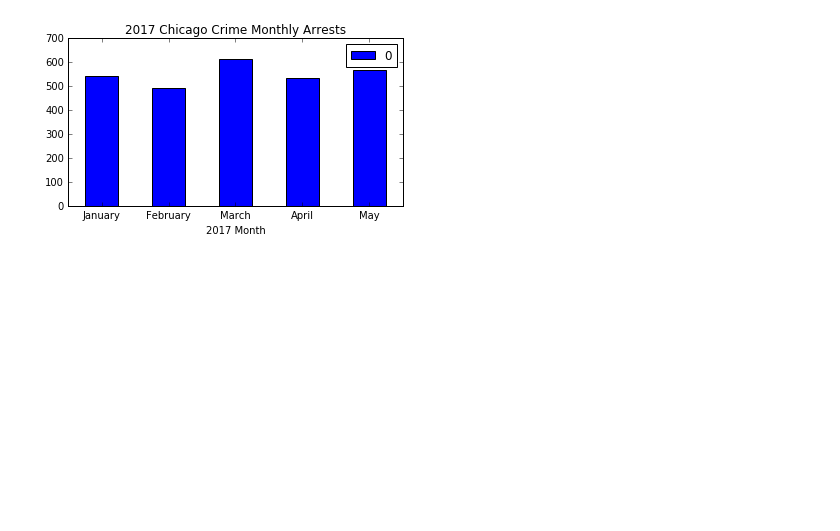
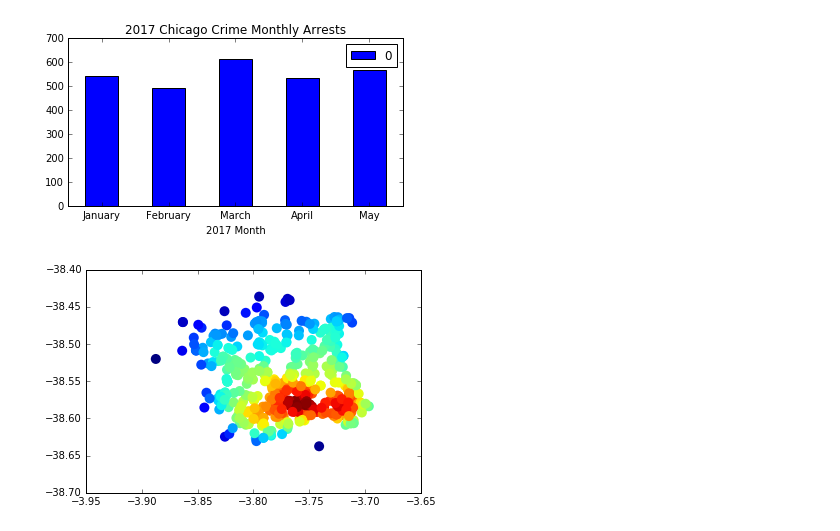
Before and after one commit to netodeolino/TCC, a Jupyter notebook: TCC 02/Testes de Análises/Análise Gráfica.ipynb, the cells around one changed output. Cells and saved outputs as stored; diff of their text form; code cells hidden in the pictures; blank space fills up the shorter version.

```diff
--- a/TCC 02/Testes de Análises/Análise Gráfica.ipynb
+++ b/TCC 02/Testes de Análises/Análise Gráfica.ipynb
@@ -128,3 +129,18 @@ plt.title('2017 Chicago Crime Monthly Arrests')
 plt.show()
 # %% [output]
 [figure]
+# %%
+df_feb = pandas.read_csv('Cluster-Crime-Fevereiro.csv')
+# %%
+x = df_feb['LATITUDE']
+y = df_feb['LONGITUDE']
+
+# Calculate the point density
+xy = np.vstack([x,y])
+z = gaussian_kde(xy)(xy)
+
+fig, ax = plt.subplots()
+ax.scatter(x, y, c=z, s=100, edgecolor='')
+plt.show()
+# %% [output]
+[figure, added]
```
Also changed, not shown: parts of 1 cell of this notebook, 6 other files.
